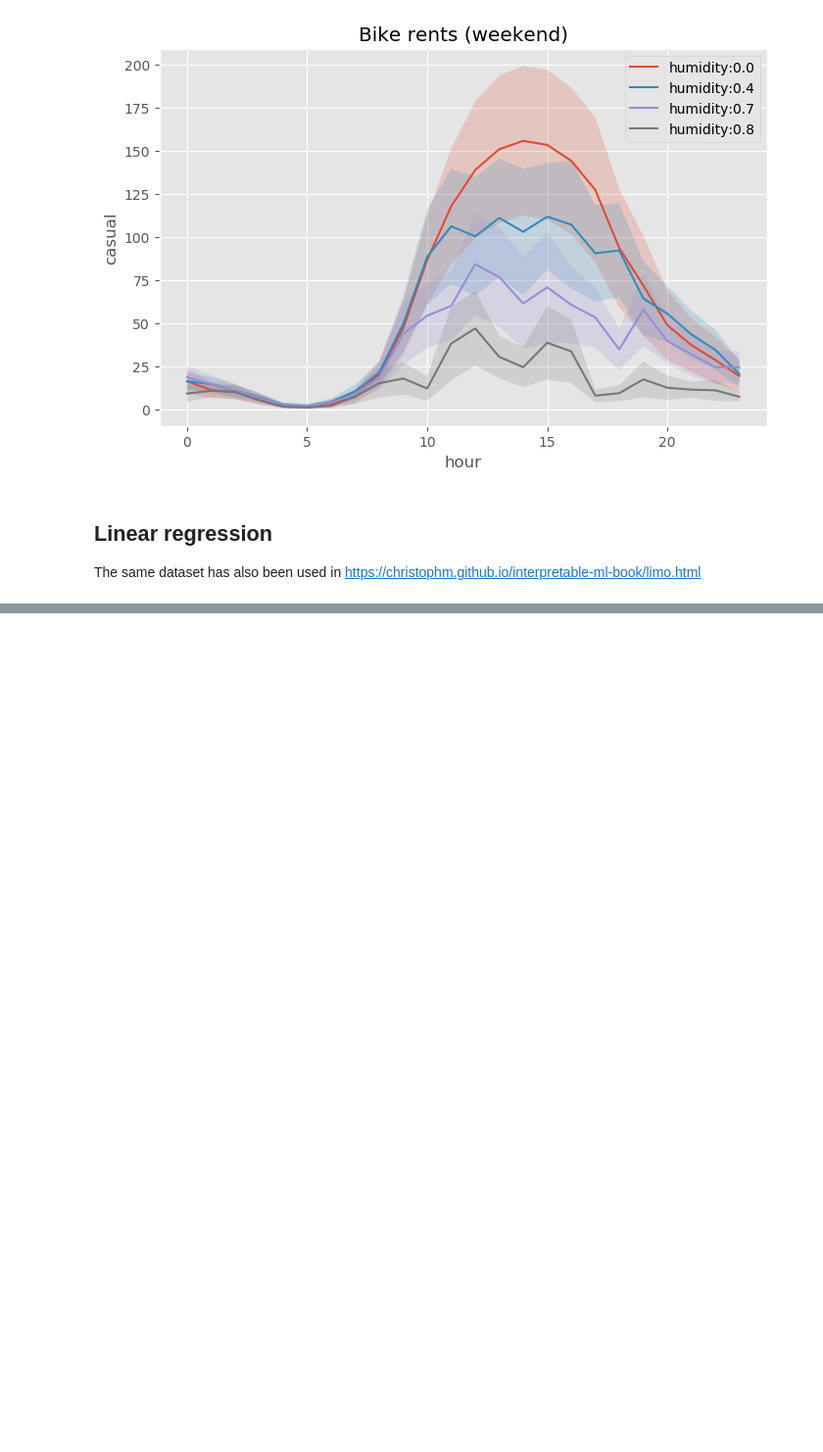
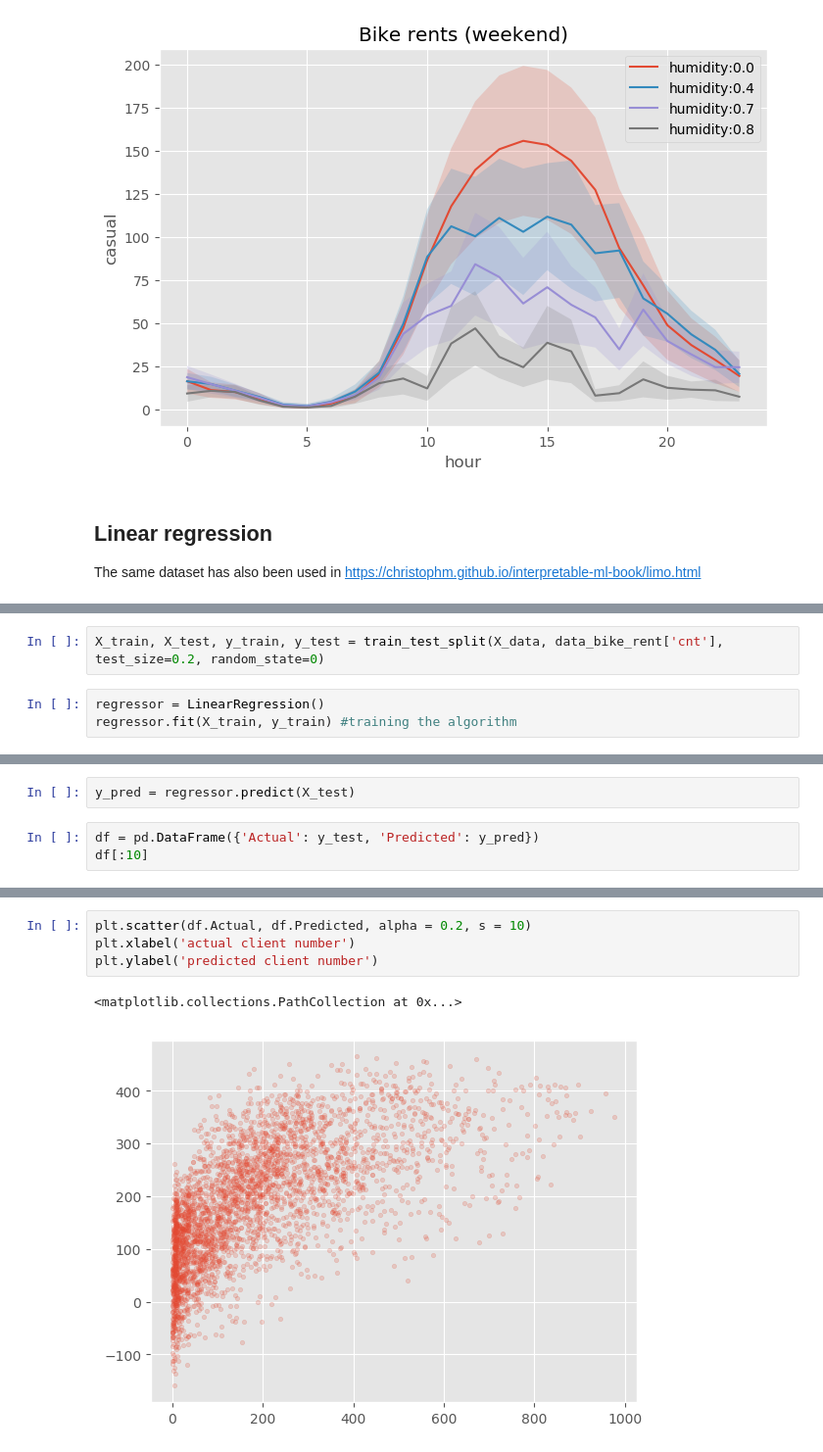
Before and after one commit to florian-huber/python_data_exploration_tutorial, a Jupyter notebook: notebooks/Dataset_example1_London_bikes.ipynb, the cells around one changed output, grey strips where cells are left out. Shown at 98% size. Drawn from its saved outputs; the diff is of its cells as text; blank space fills up the shorter version.

```diff
--- a/notebooks/Dataset_example1_London_bikes.ipynb
+++ b/notebooks/Dataset_example1_London_bikes.ipynb
@@ -388,0 +494,5 @@ The same dataset has also been used in https://christophm.github.io/interpretabl
+# %%
+X_train, X_test, y_train, y_test = train_test_split(X_data, data_bike_rent['cnt'], test_size=0.2, random_state=0)
+# %%
+regressor = LinearRegression()
+regressor.fit(X_train, y_train) #training the algorithm
@@ -388,0 +501,5 @@ The same dataset has also been used in https://christophm.github.io/interpretabl
+# %%
+y_pred = regressor.predict(X_test)
+# %%
+df = pd.DataFrame({'Actual': y_test, 'Predicted': y_pred})
+df[:10]
@@ -388,0 +518,7 @@ The same dataset has also been used in https://christophm.github.io/interpretabl
+# %%
+plt.scatter(df.Actual, df.Predicted, alpha = 0.2, s = 10)
+plt.xlabel('actual client number')
+plt.ylabel('predicted client number')
+# %% [output]
+<matplotlib.collections.PathCollection at 0x...>
+[figure, added]
```
Also changed, not shown: parts of 19 cells of this notebook.
